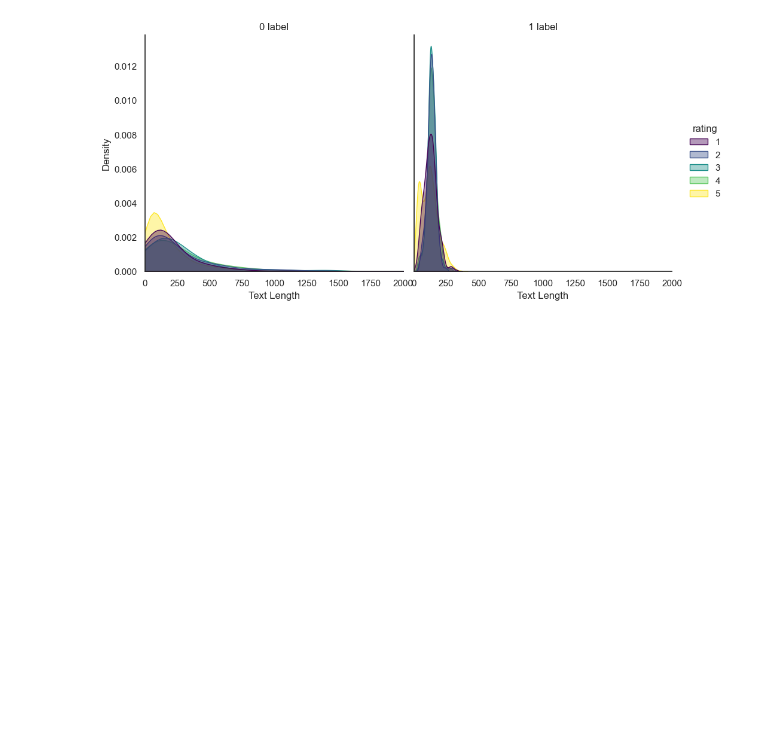
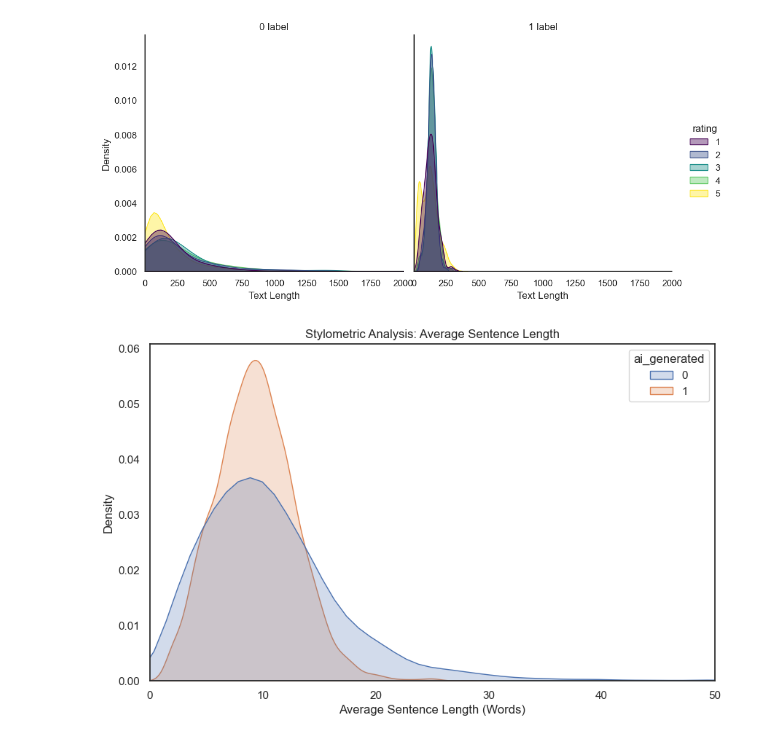
Before and after one commit to PhilM1Pro/ML-in-Applied-setting, a Jupyter notebook: Combination_and_Eda.ipynb, the cells around one changed output. Drawn from its saved outputs; the diff is of its cells as text; code cells hidden in the pictures; blank space fills up the shorter version.

Commit message:
Added some plots

```diff
--- a/Combination_and_Eda.ipynb
+++ b/Combination_and_Eda.ipynb
@@ -223,3 +224,37 @@ g.set_axis_labels("Text Length", "Density")
 plt.show()
 # %% [output]
 [figure]
+# %%
+def calculate_avg_sentence_length(text):
+    if not isinstance(text, str) or not text.strip():
+        return 0
+
+    # split sentences by simple punctuation
+    sentences = [s for s in re.split(r"[.!?]+", text) if s.strip()]
+    if not sentences:
+        return 0
+
+    # count words in each sentence and get the average
+    word_counts = [len(sentence.split()) for sentence in sentences]
+
+    # return the mean words per sentence
+    return sum(word_counts) / len(word_counts)
+
+
+# apply efficiently to the DataFrame
+train_df["avg_sentence_length"] = train_df["text"].apply(
+    calculate_avg_sentence_length
+)
+
+# Plot the density
+plt.figure(figsize=(10, 6))
+sns.kdeplot(
+    data=train_df, x="avg_sentence_length", hue="ai_generated", fill=True
+)
+plt.xlim(0, 50)  # Most sentences are under 50 words
+plt.xlabel("Average Sentence Length (Words)")
+plt.ylabel("Density")
+plt.title("Stylometric Analysis: Average Sentence Length")
+plt.show()
+# %% [output]
+[figure, added]
```
Also changed, not shown: parts of 2 cells of this notebook.
